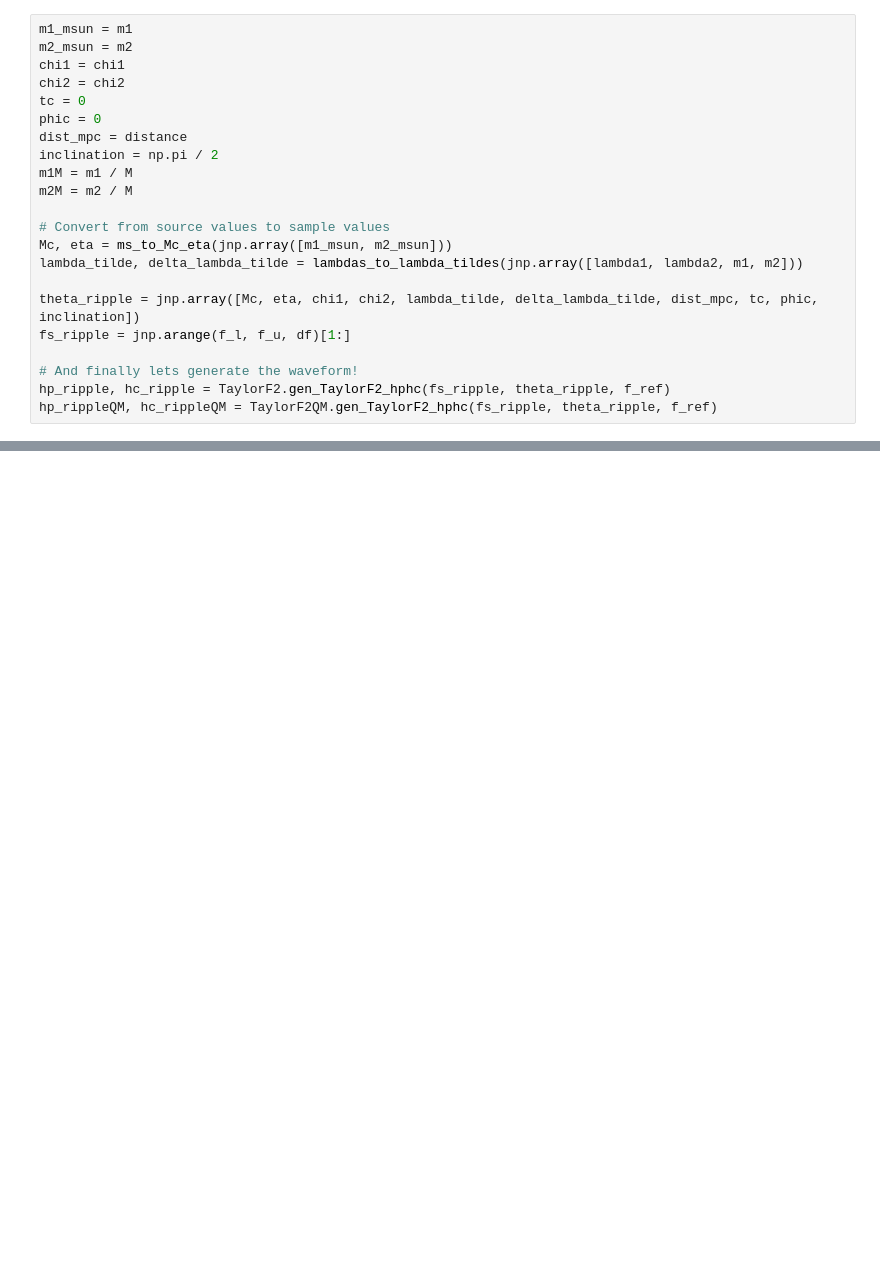
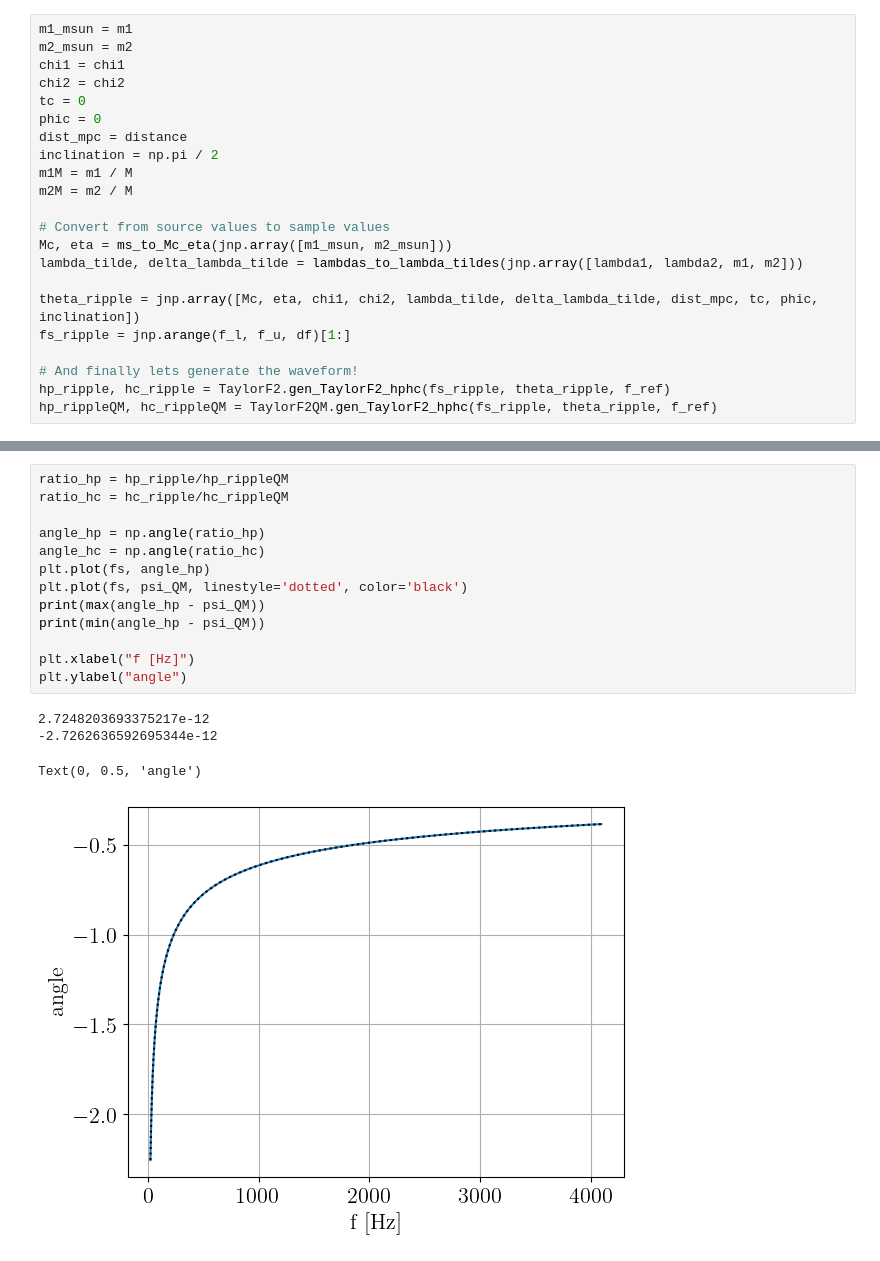
Before and after one commit to ThibeauWouters/ripple, a Jupyter notebook: notebooks/Phase_contributions_TaylorF2.ipynb, the cells around one changed output, grey strips where cells are left out. Drawn from its saved outputs; the diff is of its cells as text; blank space fills up the shorter version.

```diff
--- a/notebooks/Phase_contributions_TaylorF2.ipynb
+++ b/notebooks/Phase_contributions_TaylorF2.ipynb
@@ -138,0 +159,18 @@ Text(0, 0.5, '$\\Psi_{\\textrm{tidal}}$')
+# %%
+ratio_hp = hp_ripple/hp_rippleQM
+ratio_hc = hc_ripple/hc_rippleQM
+
+angle_hp = np.angle(ratio_hp)
+angle_hc = np.angle(ratio_hc)
+plt.plot(fs, angle_hp)
+plt.plot(fs, psi_QM, linestyle='dotted', color='black')
+print(max(angle_hp - psi_QM))
+print(min(angle_hp - psi_QM))
+
+plt.xlabel("f [Hz]")
+plt.ylabel("angle")
+# %% [output]
+2.7248203693375217e-12
+-2.7262636592695344e-12
+Text(0, 0.5, 'angle')
+[figure, added]
```
Also changed, not shown: parts of 8 cells of this notebook.
